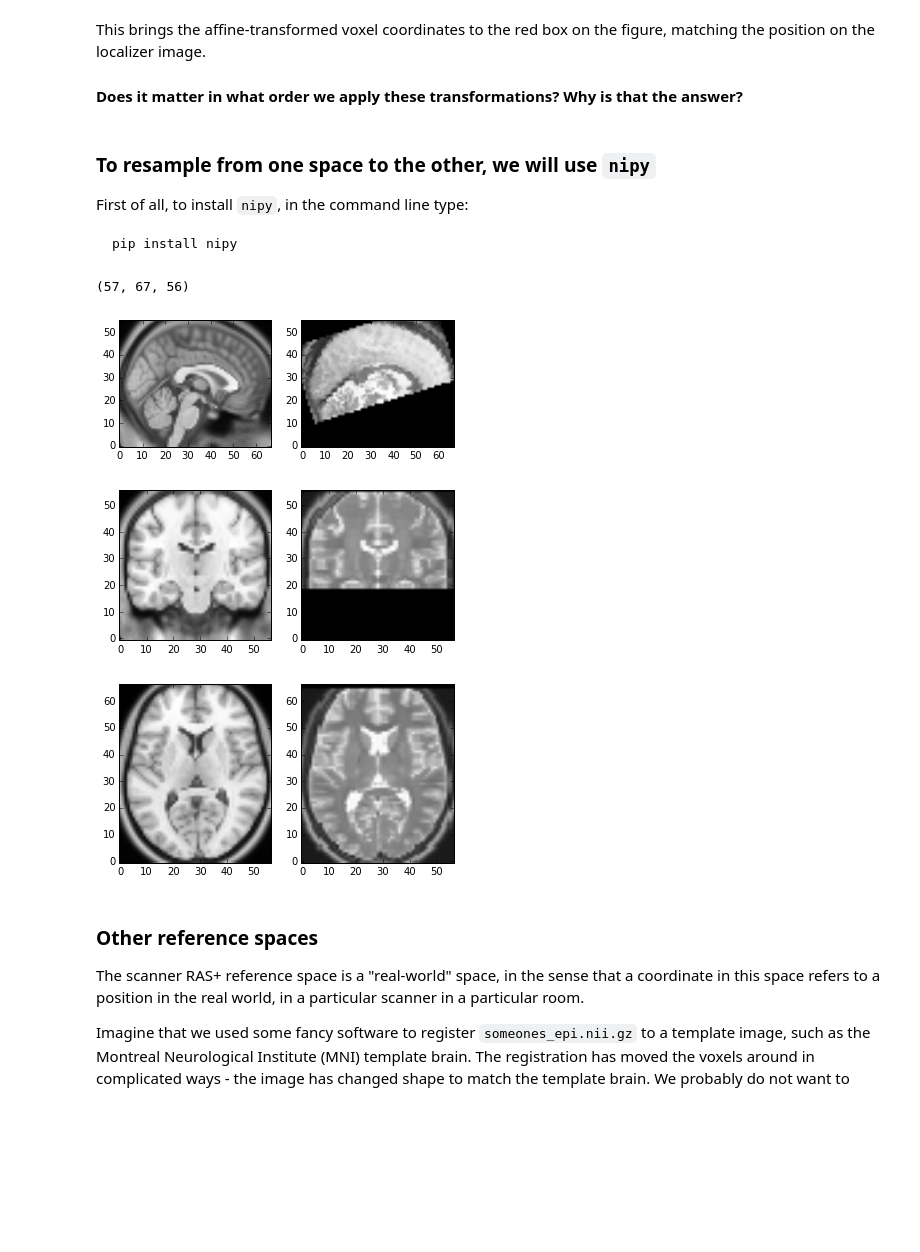
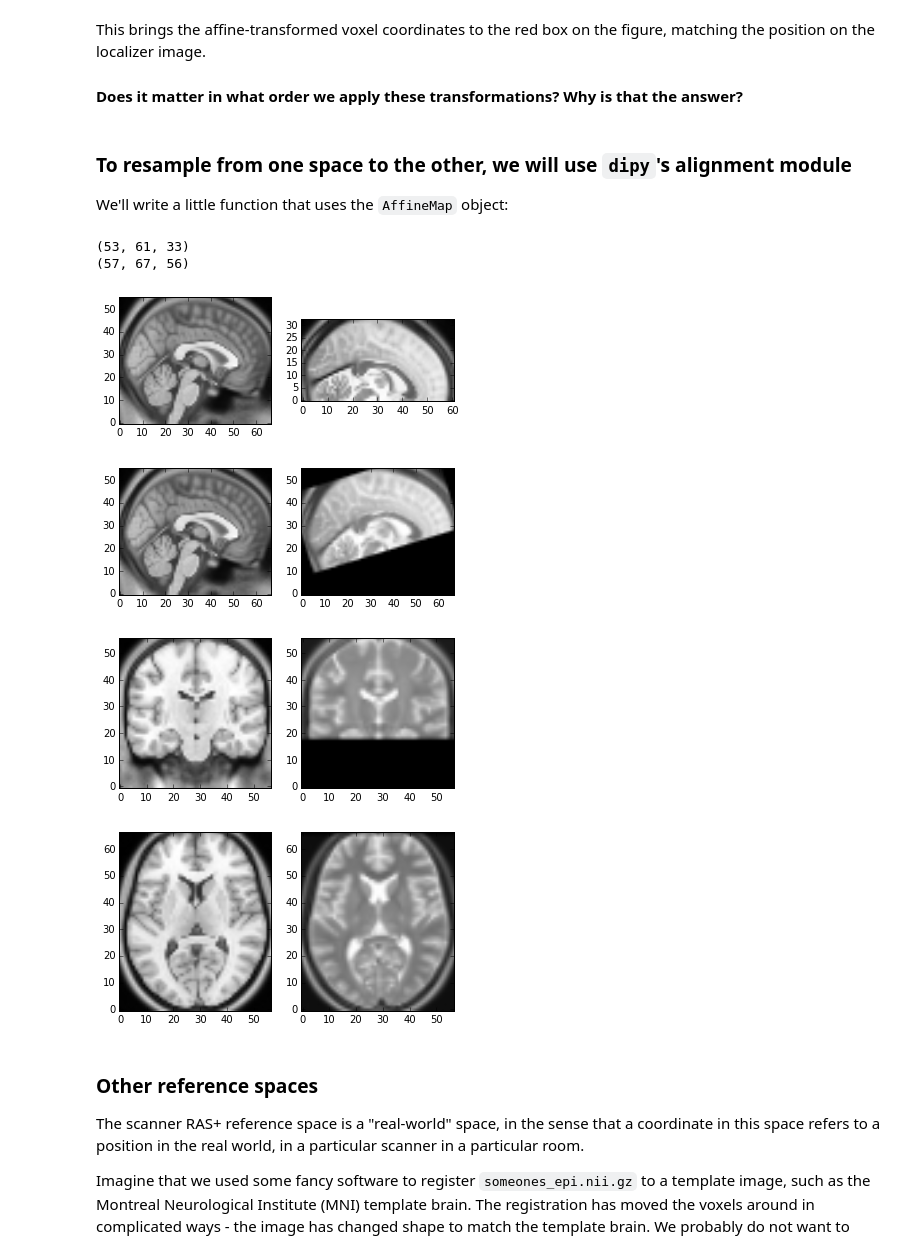
Before and after one commit to datacarpentry/python-neuroimaging-lesson, a Jupyter notebook: nibabel/001-introduction-to-nibabel.ipynb, the cells around one changed output. Drawn from its saved outputs; the diff is of its cells as text; code cells hidden in the pictures; blank space fills up the shorter version.

Commit message:
Use dipy for reslicing, instead of nipy.

```diff
--- a/nibabel/001-introduction-to-nibabel.ipynb
+++ b/nibabel/001-introduction-to-nibabel.ipynb
@@ -788,47 +788,60 @@ figure, matching the position on the localizer image.
 
 #### Does it matter in what order we apply these transformations? Why is that the answer?
 # %% [markdown]
-### To resample from one space to the other, we will use `nipy`
+### To resample from one space to the other, we will use `dipy`'s alignment module
 
-First of all, to install `nipy`, in the command line type:
-
-    pip install nipy
+We'll write a little function that uses the `AffineMap` object:
-# %%
-from nipy.labs.datasets import as_volume_img
-
-def resample_volume(source, target):
-    """
-    Resample the file in file_orig (full path string) to the resolution and
-    affine of file_target (also a full path string)
-
-    """
-    source_vimg = as_volume_img(source)
-    source_resamp_vimg = source_vimg.as_volume_img(affine=target.get_affine(),
-                                                   shape=target.shape[:3],
-                                                   interpolation='nearest')
-
-    return nib.Nifti1Image(source_resamp_vimg.get_data(), target.get_affine())
+# %%
+from dipy.align.imaffine import AffineMap
+def resample_volume(moving, static):
+    """
+    Resample a nifti image into the space of another nifti image
+
+    Parameters
+    ----------
+    moving : Nifti1Image
+        The 'source' image.
+    static : Nifti1Image
+        The 'target' image.
+
+    Returns
+    -------
+    resampled_img : Nifti1Image
+       The source data in the target space, with the target affine
+    """
+    affine_map = AffineMap(np.eye(4),
+                           static.shape, static.affine,
+                           moving.shape, moving.affine)
+
+    resampled = affine_map.transform(moving.get_data())
+    return nib.Nifti1Image(resampled, static.get_affine())
 # %%
 resampled_epi = resample_volume(epi_img, anat_img)
 resampled_epi_data = resampled_epi.get_data()
 # %%
+print(epi_data.shape)
 print(resampled_epi_data.shape)
 # %% [output]
+(53, 61, 33)
 (57, 67, 56)
 # %%
+show_slices([anat_data[anat_data.shape[0]//2, :, :],
+             epi_data[epi_data.shape[0]//2, :, :]])
+
 show_slices([anat_data[anat_data.shape[0]//2, :, :],
              resampled_epi_data[resampled_epi_data.shape[0]//2, :, :]])
 
 show_slices([anat_data[:, anat_data.shape[1]//2, :],
              resampled_epi_data[:, resampled_epi_data.shape[1]//2, :]])
 
 
 show_slices([anat_data[:, :, anat_data.shape[2]//2],
              resampled_epi_data[:, :, resampled_epi_data.shape[2]//2]])
 # %% [output]
-[figure, old version]
+[figure, new version]
-[figure, old version]
+[figure, new version]
-[figure, old version]
+[figure, new version]
+[figure, added]
 # %% [markdown]
 ### Other reference spaces
 
```
